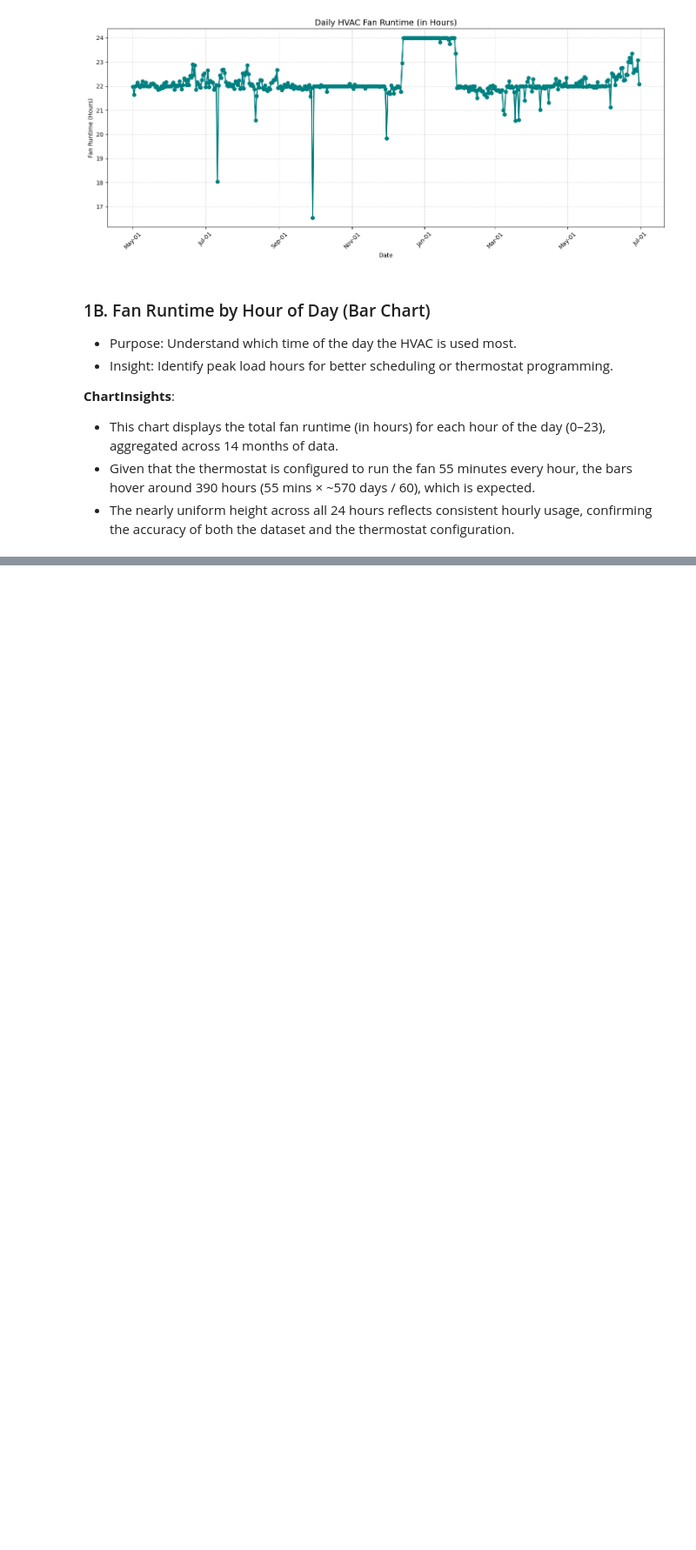
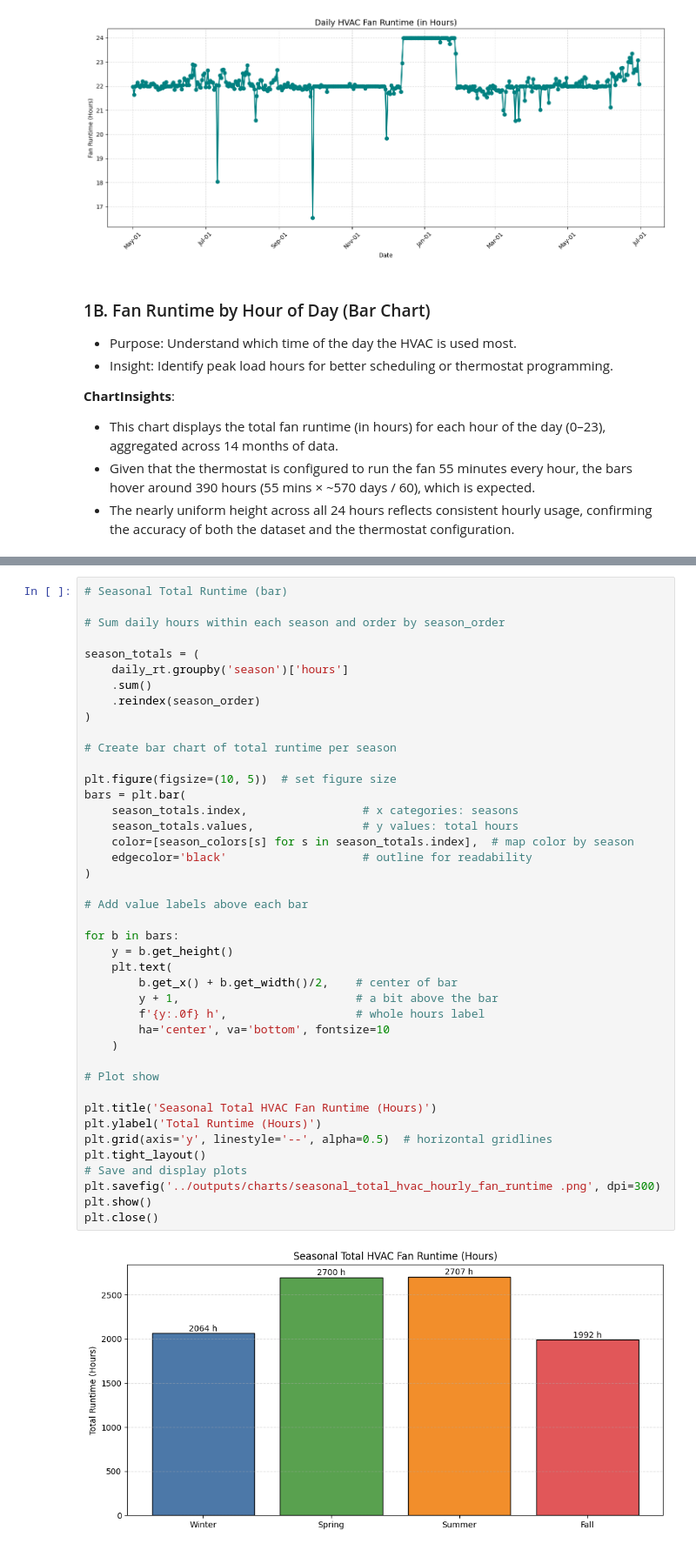
Before and after one commit to sarayum/thermostat_energy_analysis, a Jupyter notebook: notebooks/analysis.ipynb, the cells around one changed output, grey strips where cells are left out. Shown: that part at 87% size. Cells and saved outputs as stored; diff of their text form; blank space fills up the shorter version.

```diff
--- a/notebooks/analysis.ipynb
+++ b/notebooks/analysis.ipynb
@@ -259,0 +317,44 @@ plt.show()
+# %%
+# Seasonal Total Runtime (bar)
+
+# Sum daily hours within each season and order by season_order
+
+season_totals = (
+    daily_rt.groupby('season')['hours']
+    .sum()
+    .reindex(season_order)
+)
+
+# Create bar chart of total runtime per season
+
+plt.figure(figsize=(10, 5))  # set figure size
+bars = plt.bar(
+    season_totals.index,                 # x categories: seasons
+    season_totals.values,                # y values: total hours
+    color=[season_colors[s] for s in season_totals.index],  # map color by season
+    edgecolor='black'                    # outline for readability
+)
+
+# Add value labels above each bar
+
+for b in bars:
+    y = b.get_height()
+    plt.text(
+        b.get_x() + b.get_width()/2,    # center of bar
+        y + 1,                          # a bit above the bar
+        f'{y:.0f} h',                   # whole hours label
+        ha='center', va='bottom', fontsize=10
+    )
+
+# Plot show
+
+plt.title('Seasonal Total HVAC Fan Runtime (Hours)')
+plt.ylabel('Total Runtime (Hours)')
+plt.grid(axis='y', linestyle='--', alpha=0.5)  # horizontal gridlines
+plt.tight_layout()
+# Save and display plots
+plt.savefig('../outputs/charts/seasonal_total_hvac_hourly_fan_runtime .png', dpi=300)
+plt.show()
+plt.close()
+# %% [output]
+[figure, added]
```
Also changed, not shown: parts of 11 cells of this notebook.
